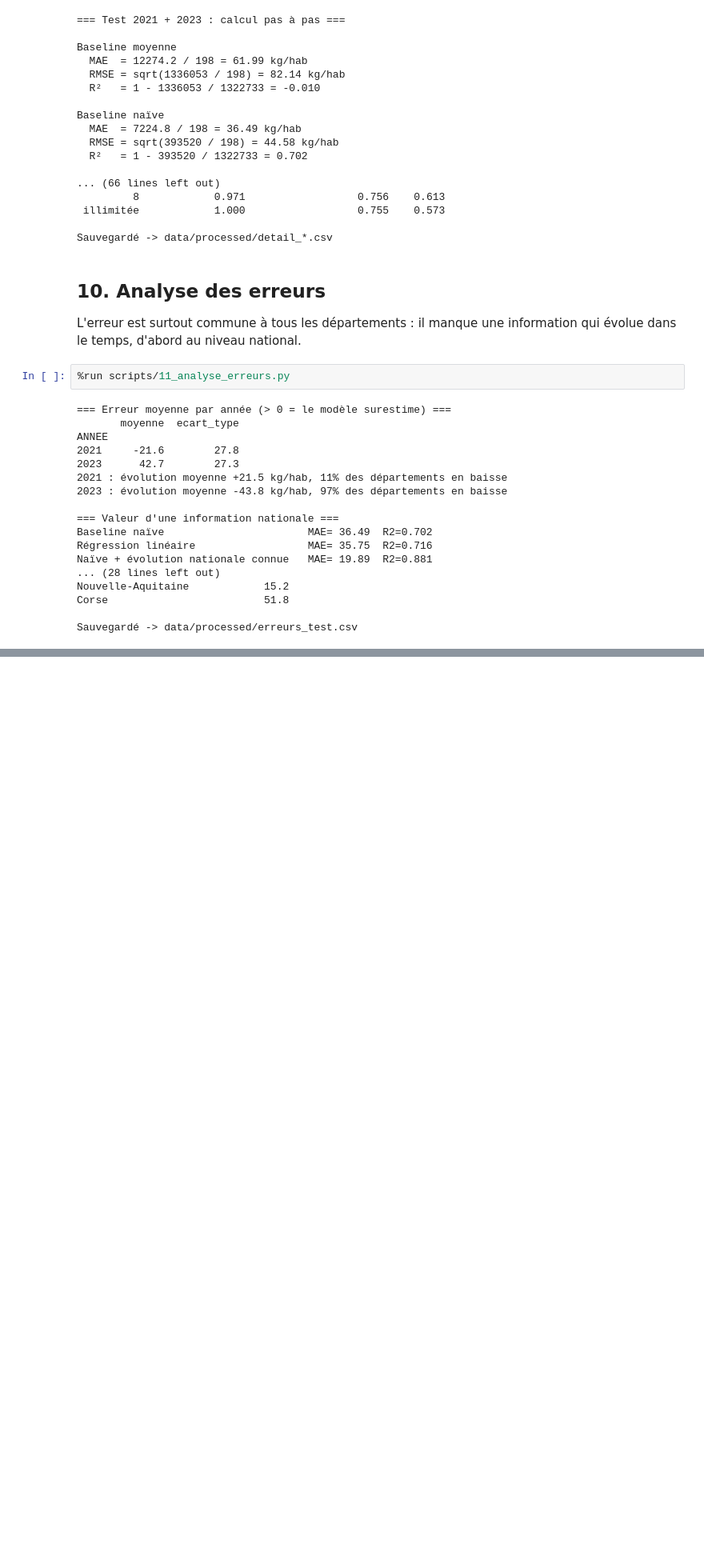
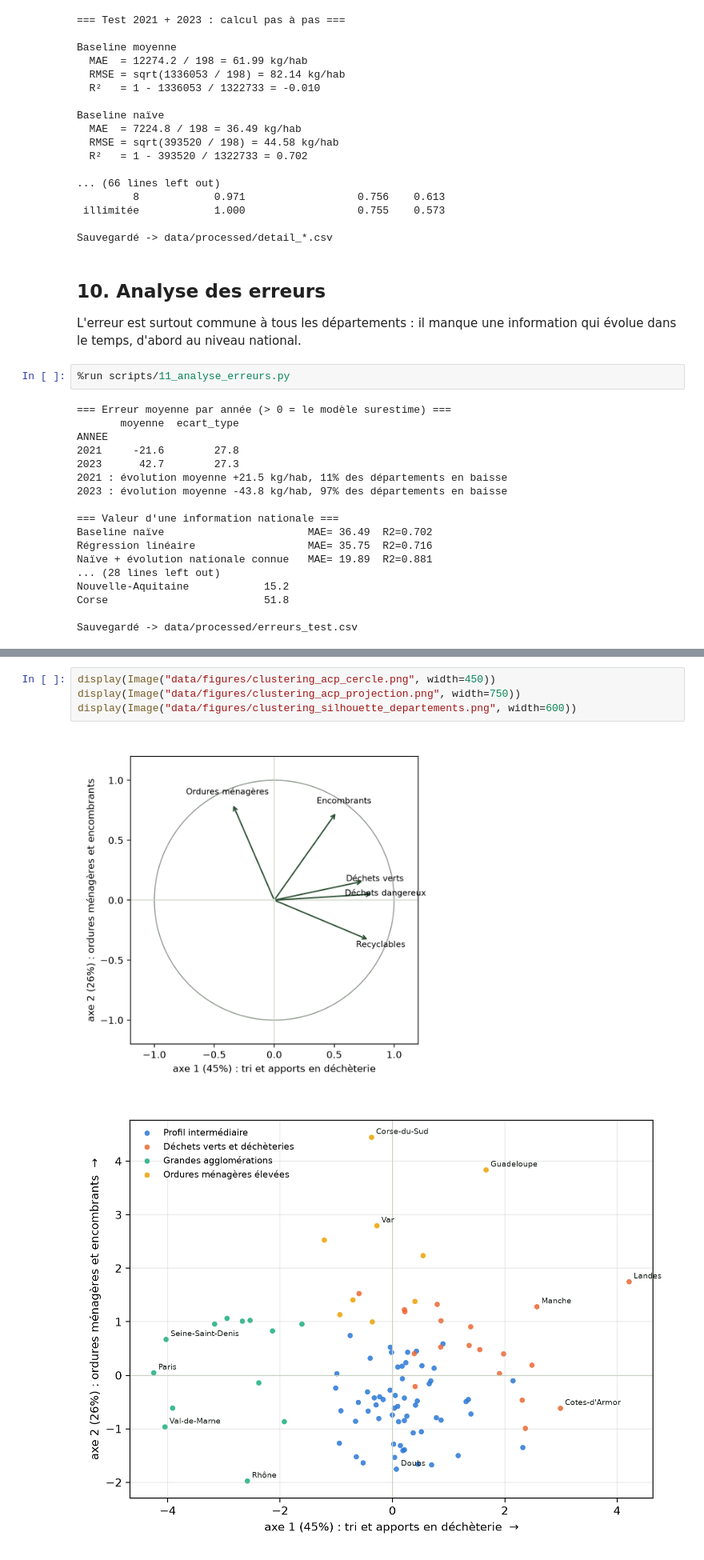
Before and after one commit to Rxdy/ML-DMA, a Jupyter notebook: dechets/notebooks/projet_dechets.ipynb, the cells around one changed output, grey strips where cells are left out. Shown at 80% size. Cells and saved outputs as stored; diff of their text form; blank space fills up the shorter version.

```diff
--- a/dechets/notebooks/projet_dechets.ipynb
+++ b/dechets/notebooks/projet_dechets.ipynb
@@ -289,0 +363,7 @@ La règle « comme à l'enquête précédente » prédit déjà le ratio à envi
+# %%
+display(Image("data/figures/clustering_acp_cercle.png", width=450))
+display(Image("data/figures/clustering_acp_projection.png", width=750))
+display(Image("data/figures/clustering_silhouette_departements.png", width=600))
+# %% [output]
+[figure, added]
+[figure, added]
```
Also changed, not shown: parts of 12 cells of this notebook, 23 other files.
